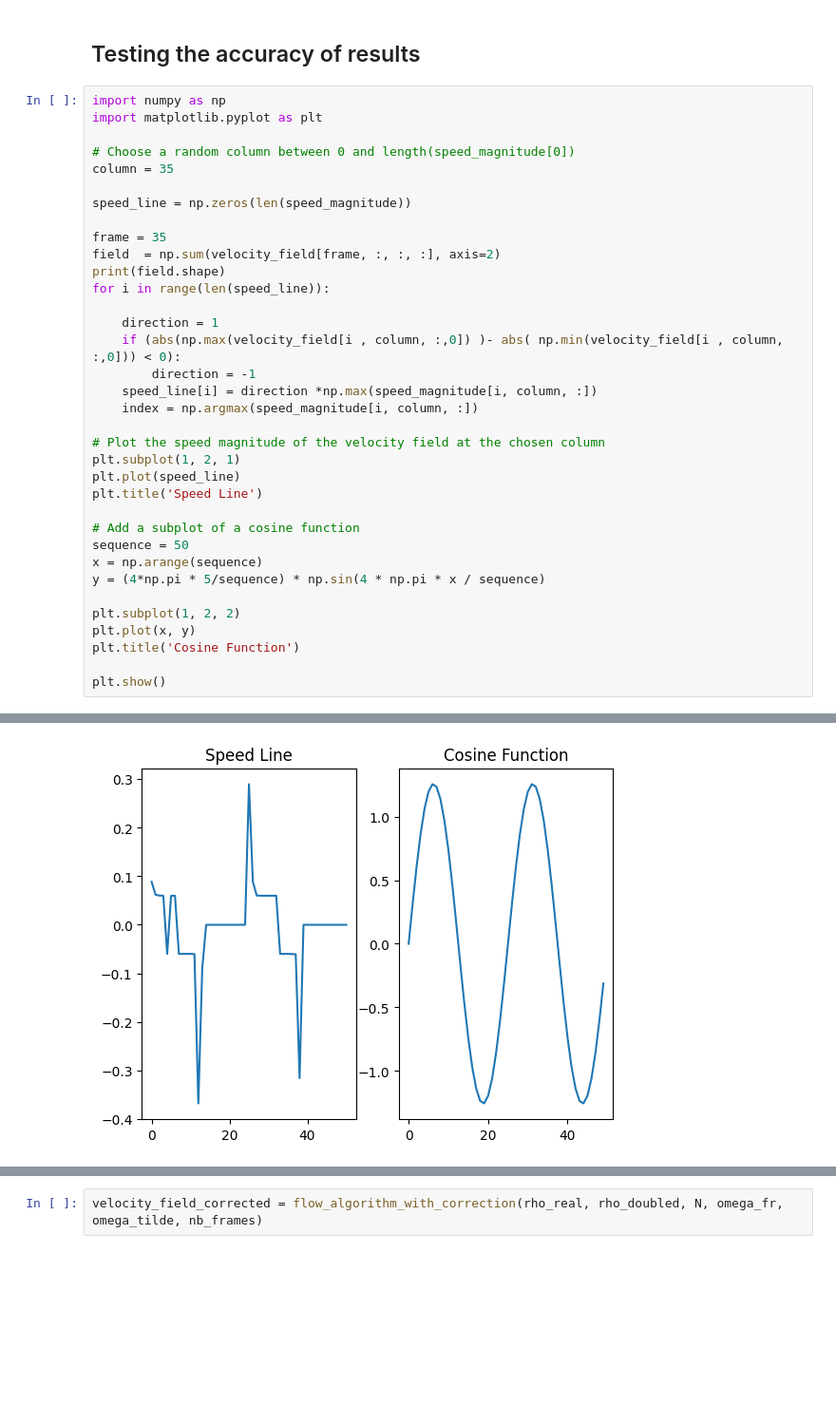
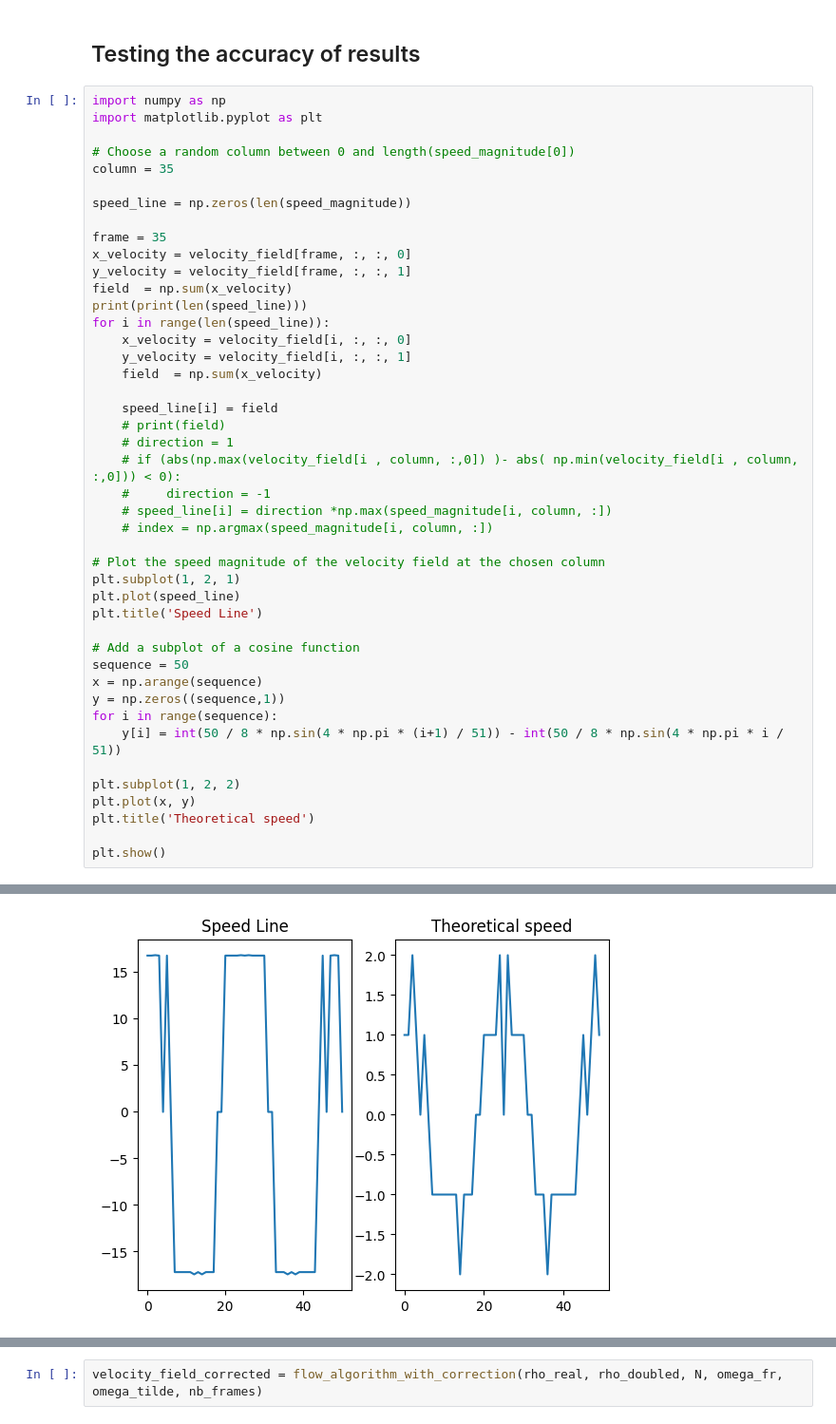
Before and after one commit to Norman-lib/LLBMOF-project, a Jupyter notebook: Example.ipynb, the cells around one changed output, grey strips where cells are left out. Shown at 95% size. Drawn from its saved outputs; the diff is of its cells as text; blank space fills up the shorter version.

```diff
--- a/Example.ipynb
+++ b/Example.ipynb
@@ -444,15 +444,22 @@ column = 35
 speed_line = np.zeros(len(speed_magnitude))
 
 frame = 35
-field  = np.sum(velocity_field[frame, :, :, :], axis=2)
-print(field.shape)
+x_velocity = velocity_field[frame, :, :, 0]
+y_velocity = velocity_field[frame, :, :, 1]
+field  = np.sum(x_velocity)
+print(print(len(speed_line)))
 for i in range(len(speed_line)):
+    x_velocity = velocity_field[i, :, :, 0]
+    y_velocity = velocity_field[i, :, :, 1]
+    field  = np.sum(x_velocity)
 
-    direction = 1
-    if (abs(np.max(velocity_field[i , column, :,0]) )- abs( np.min(velocity_field[i , column, :,0])) < 0):
-        direction = -1
-    speed_line[i] = direction *np.max(speed_magnitude[i, column, :])
-    index = np.argmax(speed_magnitude[i, column, :])
+    speed_line[i] = field
+    # print(field)
+    # direction = 1
+    # if (abs(np.max(velocity_field[i , column, :,0]) )- abs( np.min(velocity_field[i , column, :,0])) < 0):
+    #     direction = -1
+    # speed_line[i] = direction *np.max(speed_magnitude[i, column, :])
+    # index = np.argmax(speed_magnitude[i, column, :])
 
 # Plot the speed magnitude of the velocity field at the chosen column
 plt.subplot(1, 2, 1)
@@ -462,11 +469,13 @@ plt.title('Speed Line')
 # Add a subplot of a cosine function
 sequence = 50
 x = np.arange(sequence)
-y = (4*np.pi * 5/sequence) * np.sin(4 * np.pi * x / sequence)
+y = np.zeros((sequence,1))
+for i in range(sequence):
+    y[i] = int(50 / 8 * np.sin(4 * np.pi * (i+1) / 51)) - int(50 / 8 * np.sin(4 * np.pi * i / 51))
 
 plt.subplot(1, 2, 2)
 plt.plot(x, y)
-plt.title('Cosine Function')
+plt.title('Theoretical speed')
 
 plt.show()
 # %% [output]
@@ -474 +484 @@ plt.show()
-[figure, old version]
+[figure, new version]
```
Also changed, not shown: parts of 2 cells of this notebook, 1 other file.
